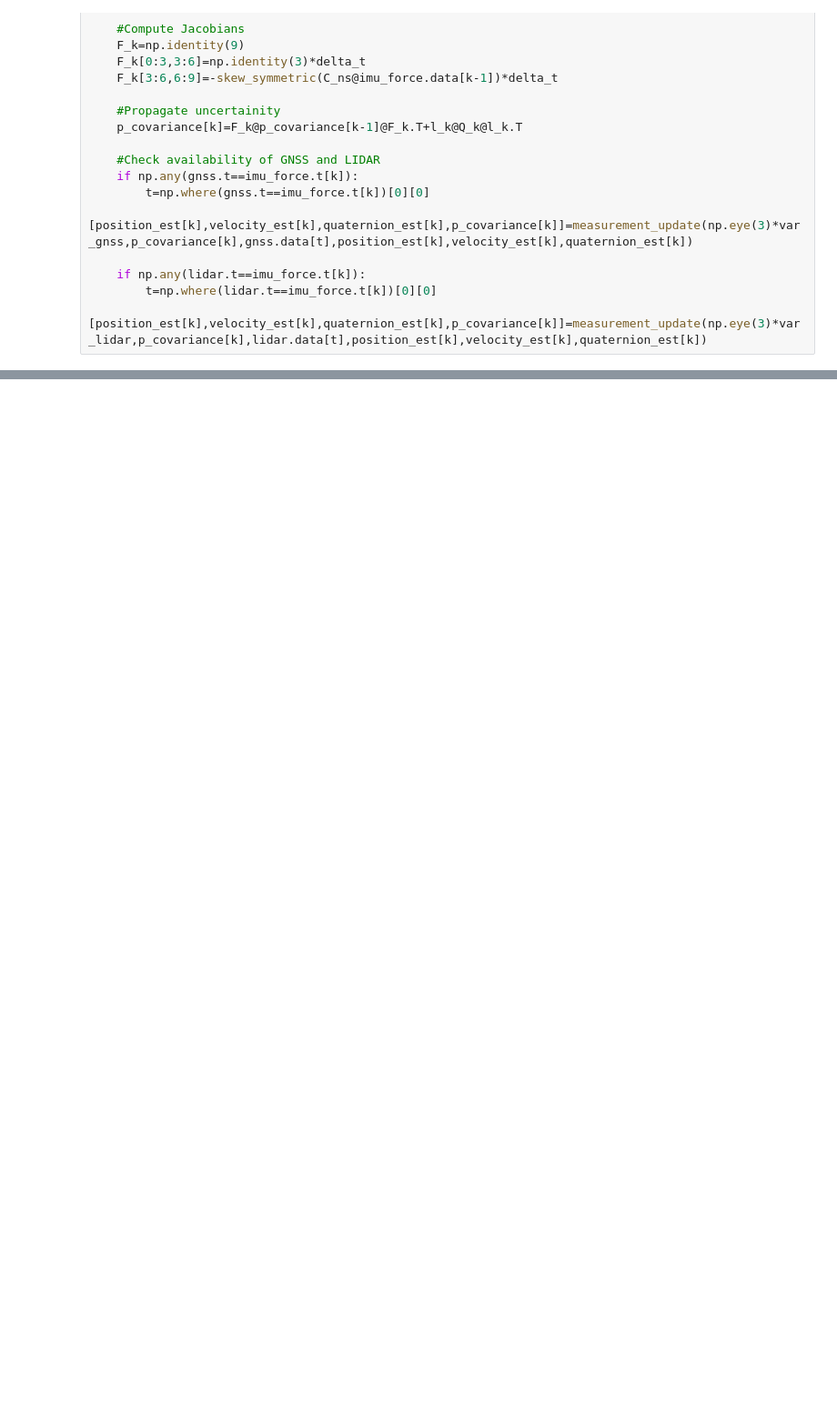
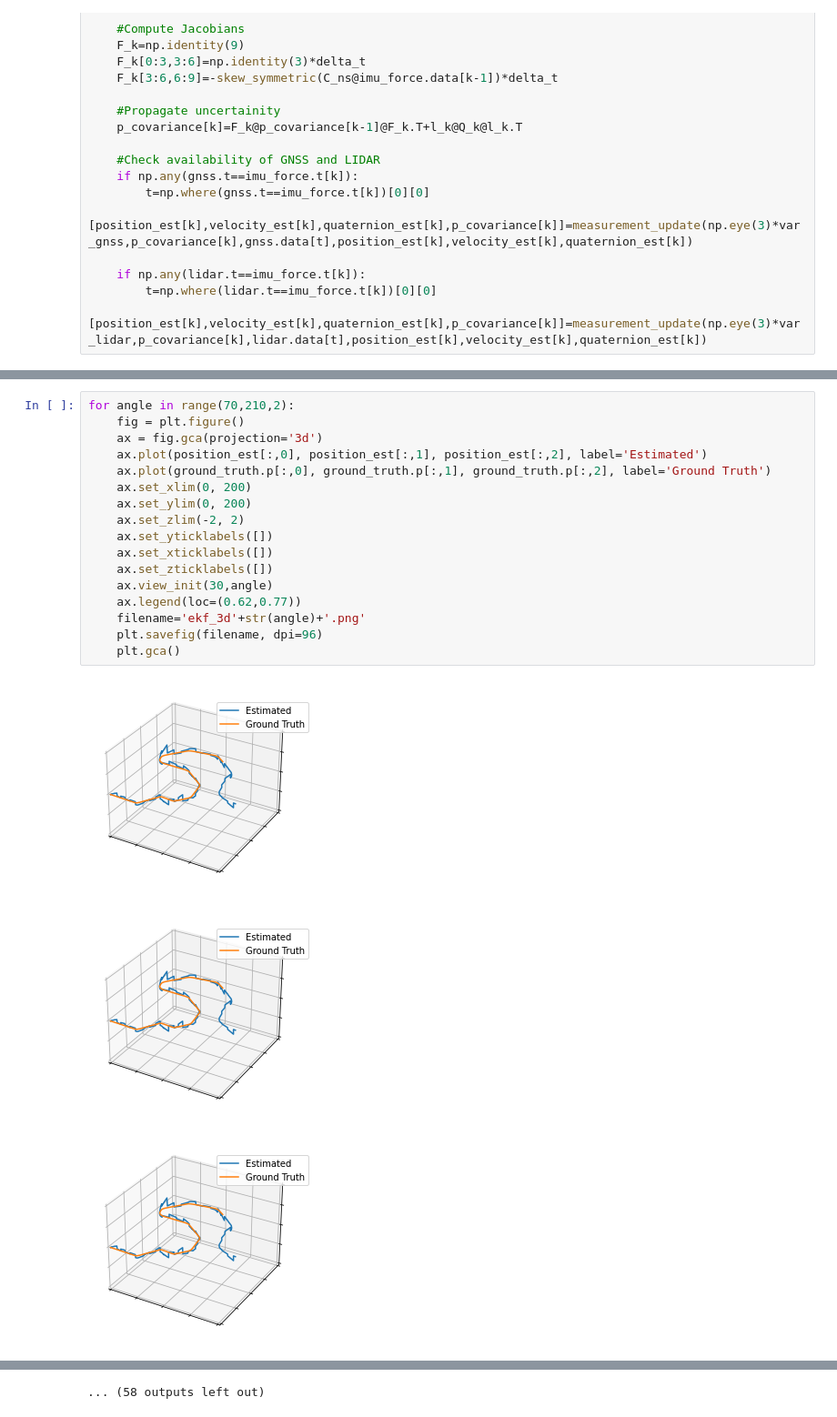
Before and after one commit to Kush0301/Extended-Kalman-Filter, a Jupyter notebook: Error State Kalman Filter.ipynb, the cells around one changed output, grey strips where cells are left out. Shown at 91% size. Drawn from its saved outputs; the diff is of its cells as text; blank space fills up the shorter version.

```diff
--- a/Error State Kalman Filter.ipynb
+++ b/Error State Kalman Filter.ipynb
@@ -214,0 +215,21 @@ plt.show()
+# %%
+for angle in range(70,210,2):
+    fig = plt.figure()
+    ax = fig.gca(projection='3d')
+    ax.plot(position_est[:,0], position_est[:,1], position_est[:,2], label='Estimated')
+    ax.plot(ground_truth.p[:,0], ground_truth.p[:,1], ground_truth.p[:,2], label='Ground Truth')
+    ax.set_xlim(0, 200)
+    ax.set_ylim(0, 200)
+    ax.set_zlim(-2, 2)
+    ax.set_yticklabels([])
+    ax.set_xticklabels([])
+    ax.set_zticklabels([])
+    ax.view_init(30,angle)
+    ax.legend(loc=(0.62,0.77))
+    filename='ekf_3d'+str(angle)+'.png'
+    plt.savefig(filename, dpi=96)
+    plt.gca()
+# %% [output]
+[figure, added]
+[figure, added]
+[figure, added]
@@ -214,0 +245 @@ plt.show()
+... (58 outputs left out)
```
Also changed, not shown: parts of 3 cells of this notebook, 1 other file.
